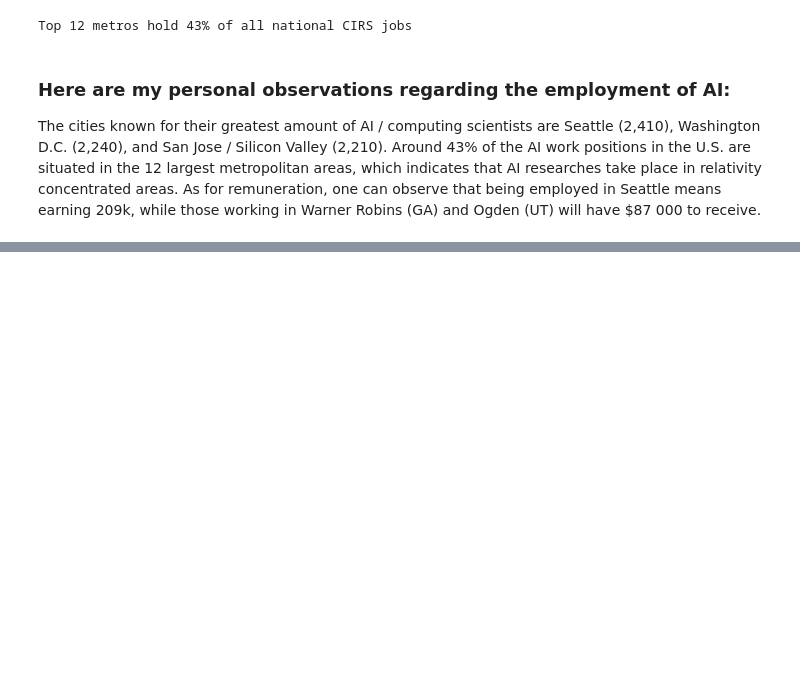
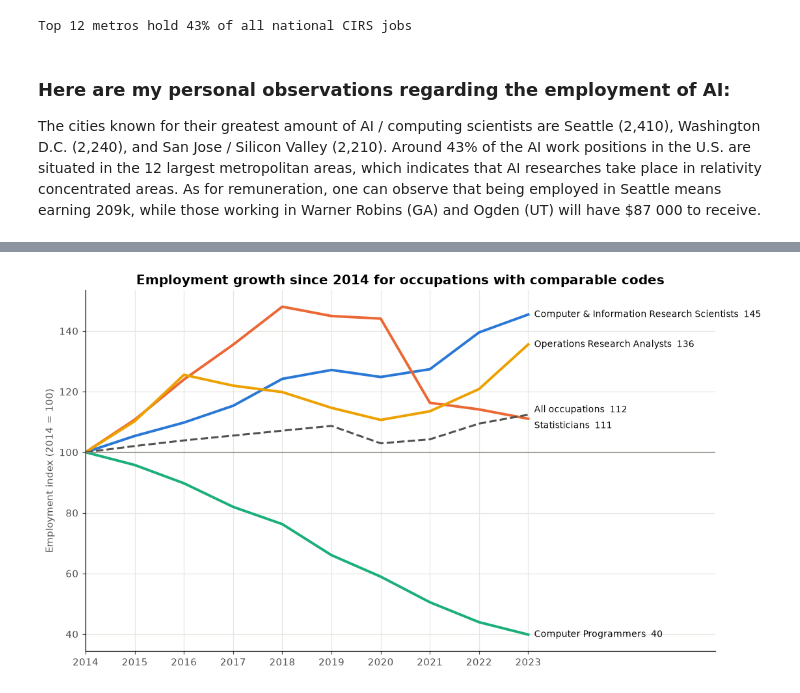
Before and after one commit to RhuanMendanha/CA01-Data-Visualisation-and-Communication-, a Jupyter notebook: CA01 - Employment Visualisation.ipynb, the cells around one changed output, grey strips where cells are left out. Saved outputs shown, nothing was run; the diff lists cells and outputs as text; code cells hidden in the pictures; blank space fills up the shorter version.

```diff
--- a/CA01 - Employment Visualisation.ipynb
+++ b/CA01 - Employment Visualisation.ipynb
@@ -387,0 +500,22 @@ As for remuneration, one can observe that being employed in Seattle means earnin
+# %%
+consistent = ["Computer & Information Research Scientists", "Statisticians", "Operations Research Analysts",
+              "Computer Programmers", "All occupations"]
+idx = trend[trend.SERIES.isin(consistent)].pivot(index="YEAR", columns="SERIES", values="EMP")
+idx = idx / idx.loc[2014] * 100
+line_colours = {"Computer & Information Research Scientists": "#2a78d6", "Statisticians": "#eb6834",
+                "Operations Research Analysts": "#eda100", "Computer Programmers": "#1baf7a", "All occupations": "#52514e"}
+
+fig, ax = plt.subplots(figsize=(10.5, 5.8))
+for s in consistent:
+    ax.plot(idx.index, idx[s], lw=2.6 if s != "All occupations" else 2, color=line_colours[s],
+            ls="--" if s == "All occupations" else "-")
+    nudge = {"Statisticians": -7, "All occupations": 5}.get(s, 0)
+    ax.annotate(f"{s}  {idx[s].iloc[-1]:.0f}", (2023, idx[s].iloc[-1]), xytext=(6, nudge), textcoords="offset points",
+                va="center", fontsize=9, color="#0b0b0b")
+ax.axhline(100, color="#898781", lw=0.8)
+ax.set_xlim(2014, 2026.8); ax.set_xticks(list(YEARS))
+ax.set_ylabel("Employment index (2014 = 100)")
+ax.set_title("Employment growth since 2014 for occupations with comparable codes")
+plt.tight_layout(); plt.show()
+# %% [output]
+[figure, added]
```
Also changed, not shown: parts of 14 cells of this notebook.
